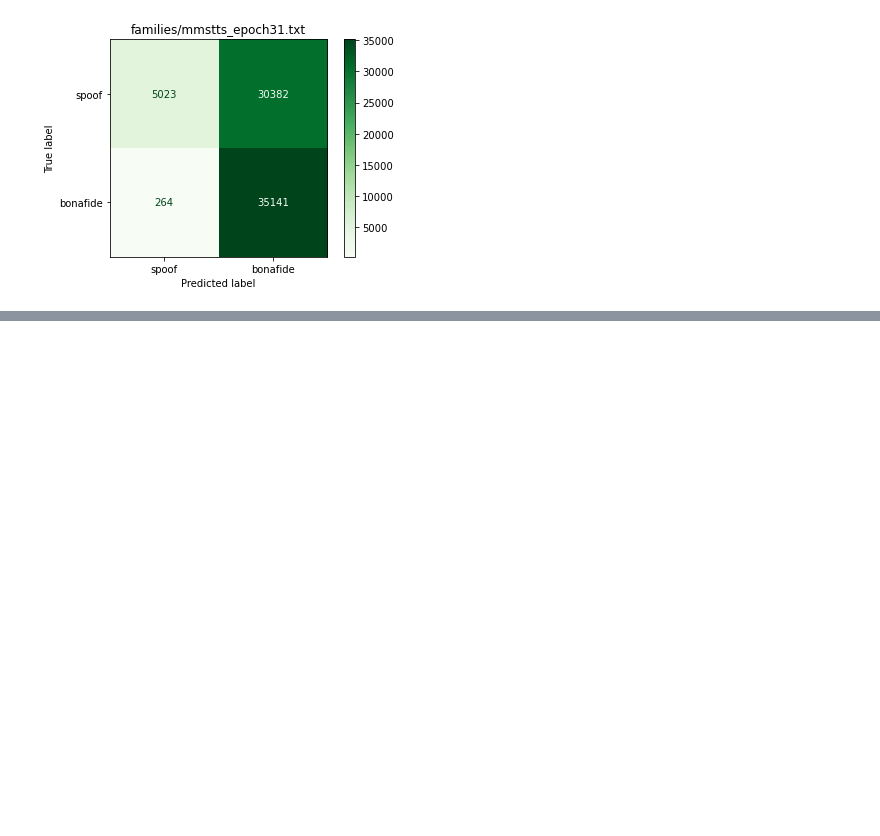
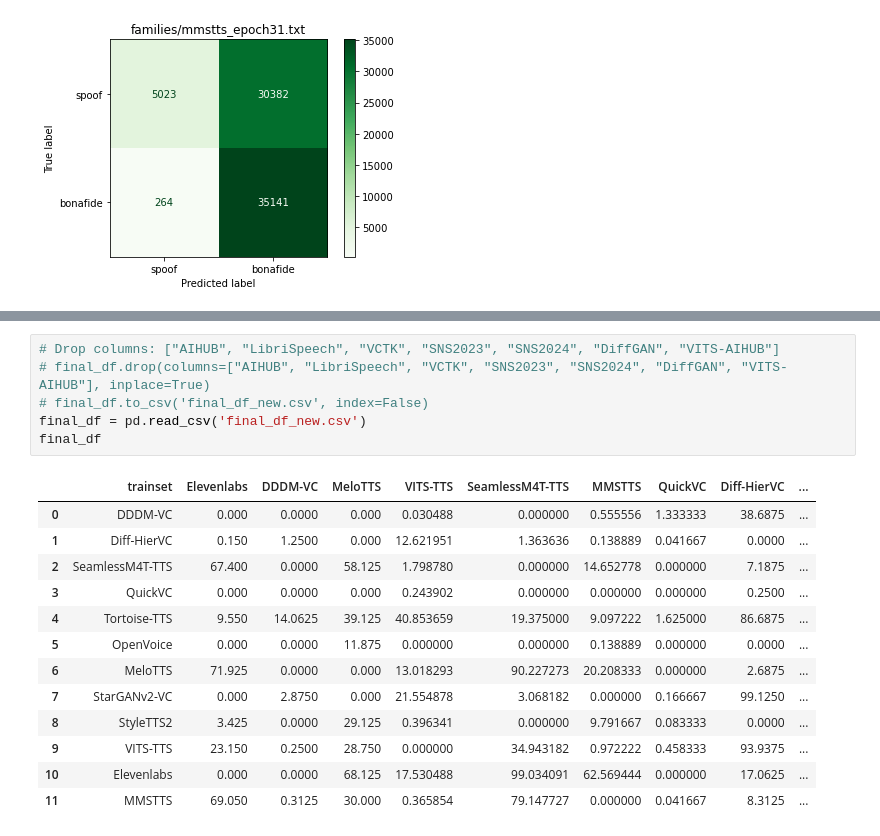
Before and after one commit to josebeo2016/vocodetect, a Jupyter notebook: Supcon-voco/families.ipynb, the cells around one changed output, grey strips where cells are left out. Drawn from its saved outputs; the diff is of its cells as text; blank space fills up the shorter version.

```diff
--- a/Supcon-voco/families.ipynb
+++ b/Supcon-voco/families.ipynb
@@ -515,0 +1082,20 @@ Accuracy: 56.7208%
+# %%
+# Drop columns: ["AIHUB", "LibriSpeech", "VCTK", "SNS2023", "SNS2024", "DiffGAN", "VITS-AIHUB"]
+# final_df.drop(columns=["AIHUB", "LibriSpeech", "VCTK", "SNS2023", "SNS2024", "DiffGAN", "VITS-AIHUB"], inplace=True)
+# final_df.to_csv('final_df_new.csv', index=False)
+final_df = pd.read_csv('final_df_new.csv')
+final_df
+# %% [output]
+|  | trainset | Elevenlabs | DDDM-VC | MeloTTS | VITS-TTS | SeamlessM4T-TTS | MMSTTS | QuickVC | Diff-HierVC | ... |
+| 0 | DDDM-VC | 0.000 | 0.0000 | 0.000 | 0.030488 | 0.000000 | 0.555556 | 1.333333 | 38.6875 | ... |
+| 1 | Diff-HierVC | 0.150 | 1.2500 | 0.000 | 12.621951 | 1.363636 | 0.138889 | 0.041667 | 0.0000 | ... |
+| 2 | SeamlessM4T-TTS | 67.400 | 0.0000 | 58.125 | 1.798780 | 0.000000 | 14.652778 | 0.000000 | 7.1875 | ... |
+| 3 | QuickVC | 0.000 | 0.0000 | 0.000 | 0.243902 | 0.000000 | 0.000000 | 0.000000 | 0.2500 | ... |
+| 4 | Tortoise-TTS | 9.550 | 14.0625 | 39.125 | 40.853659 | 19.375000 | 9.097222 | 1.625000 | 86.6875 | ... |
+| 5 | OpenVoice | 0.000 | 0.0000 | 11.875 | 0.000000 | 0.000000 | 0.138889 | 0.000000 | 0.0000 | ... |
+| 6 | MeloTTS | 71.925 | 0.0000 | 0.000 | 13.018293 | 90.227273 | 20.208333 | 0.000000 | 2.6875 | ... |
+| 7 | StarGANv2-VC | 0.000 | 2.8750 | 0.000 | 21.554878 | 3.068182 | 0.000000 | 0.166667 | 99.1250 | ... |
+| 8 | StyleTTS2 | 3.425 | 0.0000 | 29.125 | 0.396341 | 0.000000 | 9.791667 | 0.083333 | 0.0000 | ... |
+| 9 | VITS-TTS | 23.150 | 0.2500 | 28.750 | 0.000000 | 34.943182 | 0.972222 | 0.458333 | 93.9375 | ... |
+| 10 | Elevenlabs | 0.000 | 0.0000 | 68.125 | 17.530488 | 99.034091 | 62.569444 | 0.000000 | 17.0625 | ... |
+| 11 | MMSTTS | 69.050 | 0.3125 | 30.000 | 0.365854 | 79.147727 | 0.000000 | 0.041667 | 8.3125 | ... |
```
Also changed, not shown: parts of 31 cells of this notebook.
